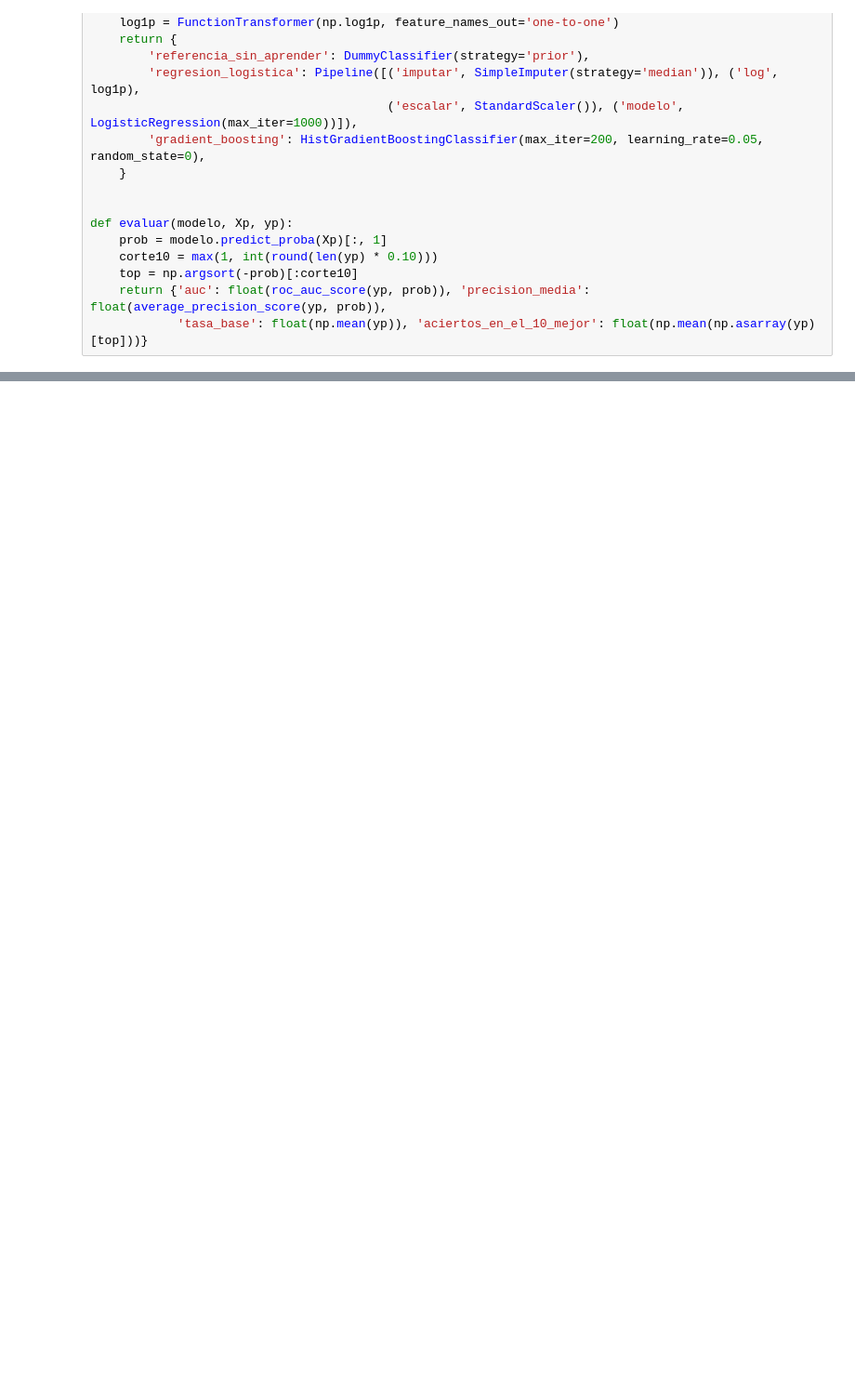
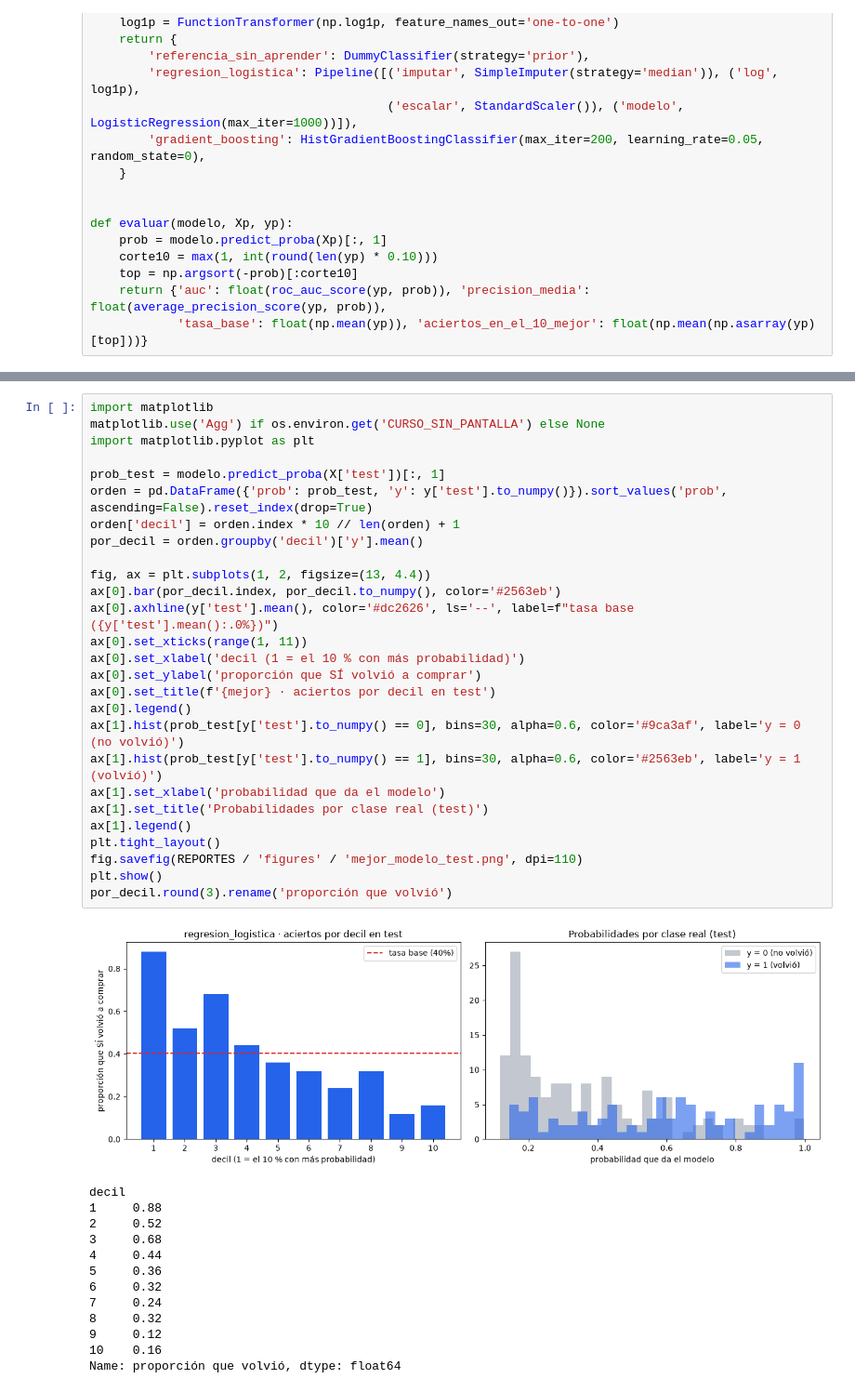
Before and after one commit to helicr/curso-ml-ia-desarrollo-produccion, a Jupyter notebook: 04-Proyecto-Base/notebooks/04_entrenamiento_y_seguimiento.ipynb, the cells around one changed output, grey strips where cells are left out. Shown at 93% size. Drawn from its saved outputs; the diff is of its cells as text; blank space fills up the shorter version.

```diff
--- a/04-Proyecto-Base/notebooks/04_entrenamiento_y_seguimiento.ipynb
+++ b/04-Proyecto-Base/notebooks/04_entrenamiento_y_seguimiento.ipynb
@@ -186,0 +416,41 @@ metadatos
+# %%
+import matplotlib
+matplotlib.use('Agg') if os.environ.get('CURSO_SIN_PANTALLA') else None
+import matplotlib.pyplot as plt
+
+prob_test = modelo.predict_proba(X['test'])[:, 1]
+orden = pd.DataFrame({'prob': prob_test, 'y': y['test'].to_numpy()}).sort_values('prob', ascending=False).reset_index(drop=True)
+orden['decil'] = orden.index * 10 // len(orden) + 1
+por_decil = orden.groupby('decil')['y'].mean()
+
+fig, ax = plt.subplots(1, 2, figsize=(13, 4.4))
+ax[0].bar(por_decil.index, por_decil.to_numpy(), color='#2563eb')
+ax[0].axhline(y['test'].mean(), color='#dc2626', ls='--', label=f"tasa base ({y['test'].mean():.0%})")
+ax[0].set_xticks(range(1, 11))
+ax[0].set_xlabel('decil (1 = el 10 % con más probabilidad)')
+ax[0].set_ylabel('proporción que SÍ volvió a comprar')
+ax[0].set_title(f'{mejor} · aciertos por decil en test')
+ax[0].legend()
+ax[1].hist(prob_test[y['test'].to_numpy() == 0], bins=30, alpha=0.6, color='#9ca3af', label='y = 0 (no volvió)')
+ax[1].hist(prob_test[y['test'].to_numpy() == 1], bins=30, alpha=0.6, color='#2563eb', label='y = 1 (volvió)')
+ax[1].set_xlabel('probabilidad que da el modelo')
+ax[1].set_title('Probabilidades por clase real (test)')
+ax[1].legend()
+plt.tight_layout()
+fig.savefig(REPORTES / 'figures' / 'mejor_modelo_test.png', dpi=110)
+plt.show()
+por_decil.round(3).rename('proporción que volvió')
+# %% [output]
+[figure, added]
+decil
+1     0.88
+2     0.52
+3     0.68
+4     0.44
+5     0.36
+6     0.32
+7     0.24
+8     0.32
+9     0.12
+10    0.16
+Name: proporción que volvió, dtype: float64
```
Also changed, not shown: parts of 24 cells of this notebook, 41 other files.
